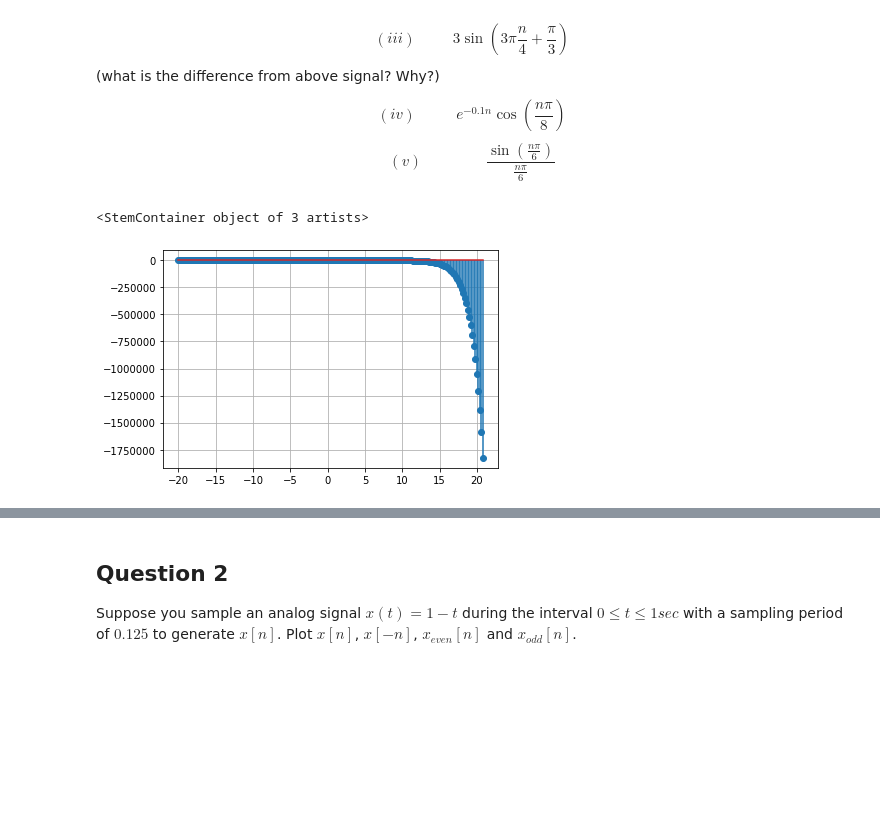
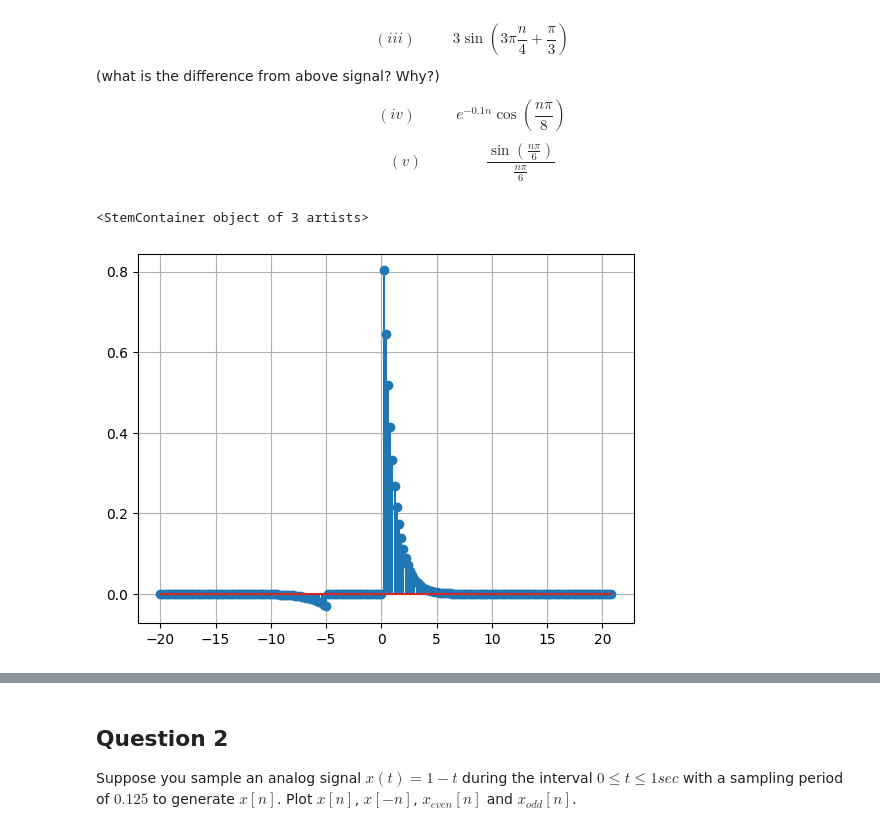
Before and after one commit to puranikvinit/lab_9, a Jupyter notebook: EC226_EC221_Lab1A.ipynb, the cells around one changed output, grey strips where cells are left out. Saved outputs shown, nothing was run; the diff lists cells and outputs as text; code cells hidden in the pictures; blank space fills up the shorter version.

```diff
--- a/EC226_EC221_Lab1A.ipynb
+++ b/EC226_EC221_Lab1A.ipynb
@@ -33,12 +28,12 @@ stem to plot the signals. Clearly mark the time origin in each case.
 # %%
 x = np.arange(-20,21,0.2)
 
-y1 = (np.power(1/3, x)*np.heaviside(x,1)) - (np.power(2, x)*np.heaviside(x-5,1))
+y1 = (np.power(1/3, x)*np.heaviside(x,1)) - (np.power(2, x)*np.heaviside(-x-5,1))
 plt.grid()
 plt.stem(x,y1,use_line_collection=True)
 # %% [output]
 <StemContainer object of 3 artists>
-[figure, old version]
+[figure, new version]
 # %%
 y2 = 3*np.sin((np.pi*x/4)+(np.pi/3))
 plt.grid()
```
Also changed, not shown: parts of 21 cells of this notebook.
